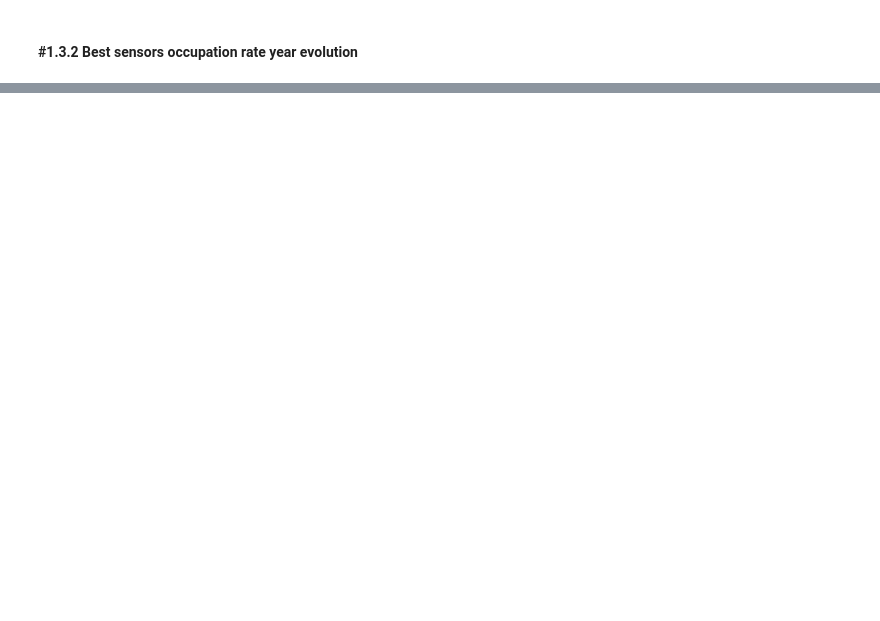
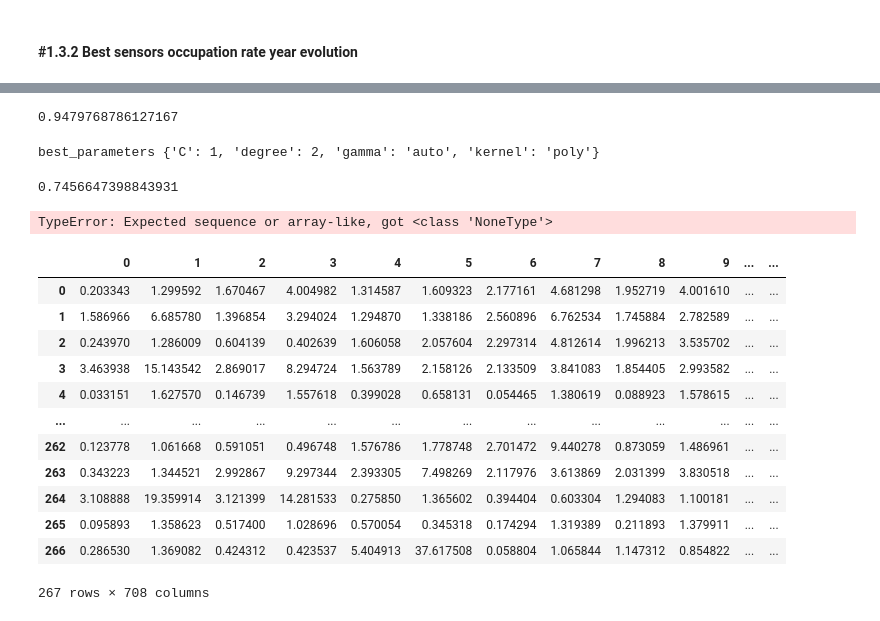
Before and after one commit to AdrianDochian/machine-learning-challenges, a Jupyter notebook: MachineLearningChallenges.ipynb, the cells around one changed output, grey strips where cells are left out. Saved outputs shown, nothing was run; the diff lists cells and outputs as text; code cells hidden in the pictures; blank space fills up the shorter version.

Commit message:
done with random forest and svm for pems-sf. wip on fixing xgboost.

```diff
--- a/MachineLearningChallenges.ipynb
+++ b/MachineLearningChallenges.ipynb
@@ -295,0 +355,2 @@ plt.show()
+# %%
+full_X_features_filtered = np.concatenate((train_x_pems_sf_filtered, test_x_pems_sf_filtered))
@@ -295,0 +376,69 @@ plt.show()
+# %%
+randomForestClassifier = RandomForestClassifier(**best_parameters_random_forest)
+randomForestClassifier.fit(train_x_pems_sf_filtered, train_y_pems_sf)
+y_predict = randomForestClassifier.predict(test_x_pems_sf_filtered)
+accuracy_score(test_y_pems_sf, y_predict)
+# %% [output]
+0.9479768786127167
+# %%
+############################################ SVM ############################################
+parameters = {
+    'kernel': ['linear', 'rbf', 'poly', 'sigmoid'],
+     'C': [1, 2, 3, 4, 5],
+     'degree': [1, 2, 3, 4, 5],
+     'gamma' : ['scale', 'auto']
+}
+
+grid_search = GridSearchCV(SVC(), parameters)
+
+result = grid_search.fit(train_x_pems_sf_filtered, train_y_pems_sf)
+# result = grid_search.fit(full_X_features_filtered, full_Y)
+
+best_parameters_svm = grid_search.best_params_
+print("best_parameters_svm", best_parameters_svm)
+
+svm = SVC(**best_parameters_svm)
+svm.fit(train_x_pems_sf_filtered, train_y_pems_sf)
+y_predict = svm.predict(test_x_pems_sf_filtered)
+accuracy_score(test_y_pems_sf, y_predict)
+# %% [output]
+best_parameters {'C': 1, 'degree': 2, 'gamma': 'auto', 'kernel': 'poly'}
+0.7456647398843931
+# %%
+############################################ GradientBoosted Trees ############################################
+parameters = {
+    'max_depth': [3, 6, 10, 20],
+    'n_estimators': [5, 100, 500, 1000],
+    'learning_rate': [0.05, 0.1, 0.2, 0.5],
+}
+
+grid_search = GridSearchCV(XGBClassifier(), parameters)
+result = grid_search.fit(train_x_pems_sf_filtered.fillna(0.0,inplace=True), train_y_pems_sf)
+# result = grid_search.fit(full_X_features_filtered, full_Y)
+
+best_parameters_xgb = grid_search.best_params_
+print("best_parameters_xgb", best_parameters_xgb)
+
+xgbClassifier = XGBClassifier(**best_parameters_xgb)
+xgbClassifier.fit(train_x_pems_sf_filtered, train_y_pems_sf)
+y_predict = xgbClassifier.predict(test_x_pems_sf_filtered)
+accuracy_score(test_y_pems_sf, y_predict)
+# %% [output]
+TypeError: Expected sequence or array-like, got <class 'NoneType'>
+# %%
+train_x_pems_sf_filtered.fillna(0.0,inplace=True)
+train_x_pems_sf_filtered.replace()
+# %% [output]
+|  | 0 | 1 | 2 | 3 | 4 | 5 | 6 | 7 | 8 | 9 | ... | ... |
+| 0 | 0.203343 | 1.299592 | 1.670467 | 4.004982 | 1.314587 | 1.609323 | 2.177161 | 4.681298 | 1.952719 | 4.001610 | ... | ... |
+| 1 | 1.586966 | 6.685780 | 1.396854 | 3.294024 | 1.294870 | 1.338186 | 2.560896 | 6.762534 | 1.745884 | 2.782589 | ... | ... |
+| 2 | 0.243970 | 1.286009 | 0.604139 | 0.402639 | 1.606058 | 2.057604 | 2.297314 | 4.812614 | 1.996213 | 3.535702 | ... | ... |
+| 3 | 3.463938 | 15.143542 | 2.869017 | 8.294724 | 1.563789 | 2.158126 | 2.133509 | 3.841083 | 1.854405 | 2.993582 | ... | ... |
+| 4 | 0.033151 | 1.627570 | 0.146739 | 1.557618 | 0.399028 | 0.658131 | 0.054465 | 1.380619 | 0.088923 | 1.578615 | ... | ... |
+| ... | ... | ... | ... | ... | ... | ... | ... | ... | ... | ... | ... | ... |
+| 262 | 0.123778 | 1.061668 | 0.591051 | 0.496748 | 1.576786 | 1.778748 | 2.701472 | 9.440278 | 0.873059 | 1.486961 | ... | ... |
+| 263 | 0.343223 | 1.344521 | 2.992867 | 9.297344 | 2.393305 | 7.498269 | 2.117976 | 3.613869 | 2.031399 | 3.830518 | ... | ... |
+| 264 | 3.108888 | 19.359914 | 3.121399 | 14.281533 | 0.275850 | 1.365602 | 0.394404 | 0.603304 | 1.294083 | 1.100181 | ... | ... |
+| 265 | 0.095893 | 1.358623 | 0.517400 | 1.028696 | 0.570054 | 0.345318 | 0.174294 | 1.319389 | 0.211893 | 1.379911 | ... | ... |
+| 266 | 0.286530 | 1.369082 | 0.424312 | 0.423537 | 5.404913 | 37.617508 | 0.058804 | 1.065844 | 1.147312 | 0.854822 | ... | ... |
+267 rows × 708 columns
```
Also changed, not shown: parts of 17 cells of this notebook.
